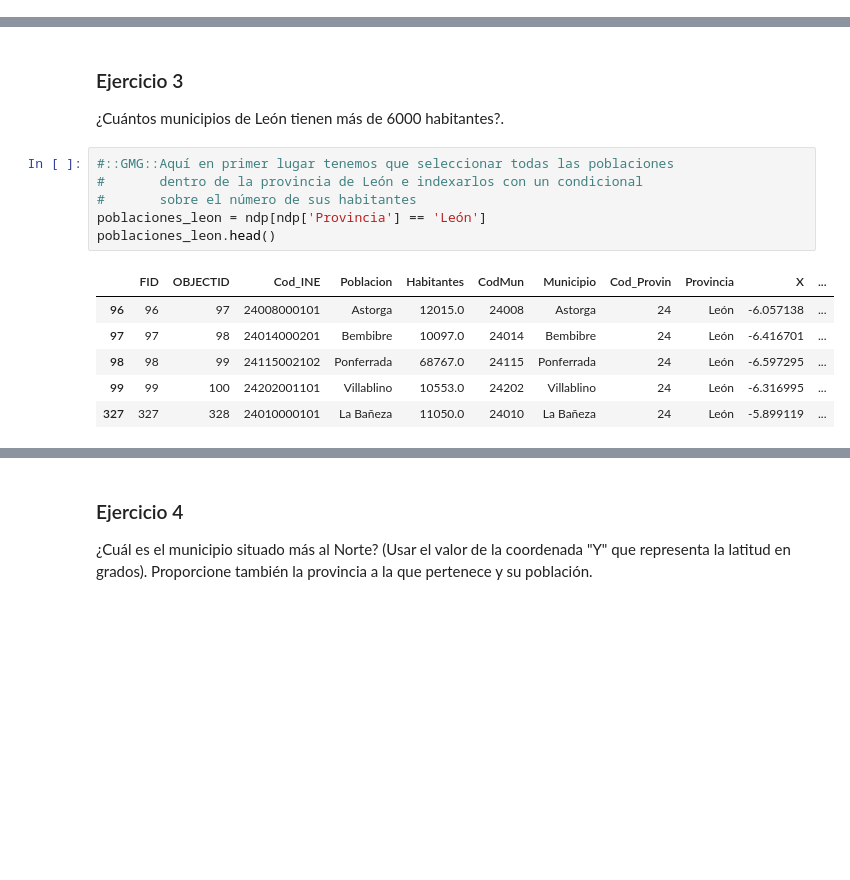
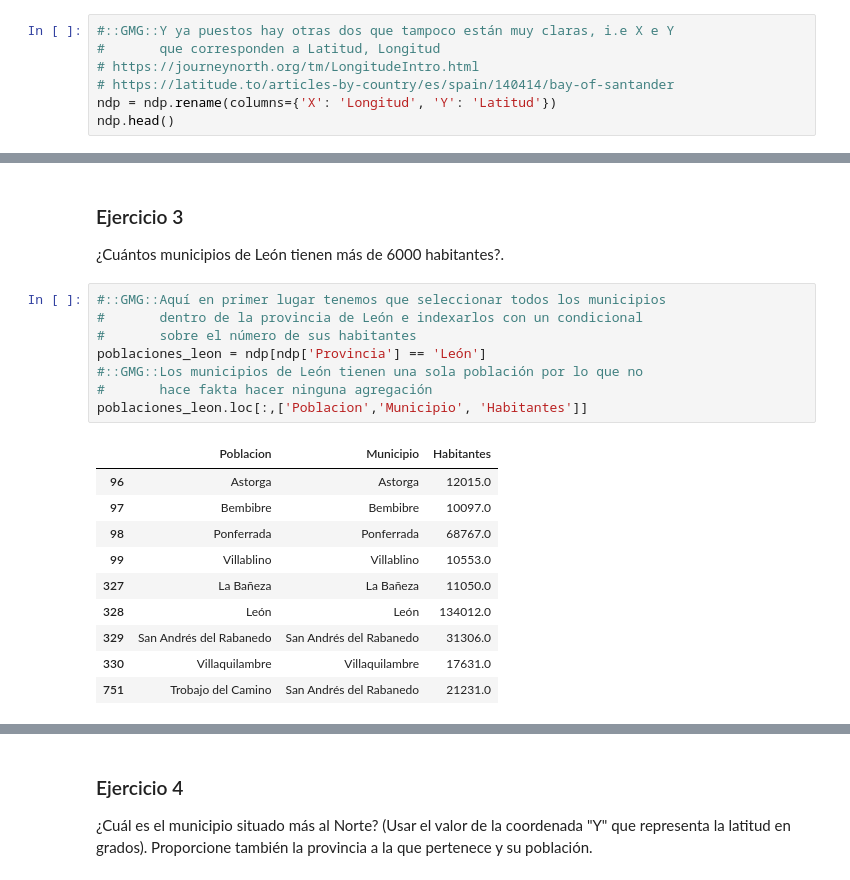
Before and after one commit to yerartdev/uc-m1967-mdsi, a Jupyter notebook: d8/TareaPandas.ipynb, the cells around one changed output, grey strips where cells are left out. Cells and saved outputs as stored; diff of their text form; blank space fills up the shorter version.

Commit message:
Tarea Pandas - Nucleos de población: ejercicio 3, ejercicio 4, ejercicio 5; fix columnas latitud, longitud; fix ejercicio 2, forma compacta de sum()

```diff
--- a/d8/TareaPandas.ipynb
+++ b/d8/TareaPandas.ipynb
@@ -69,3 +69,10 @@ ndp.head()
 | 2 | 2 | 3 | 35004000301 | Arrecife | 58156.0 | 35004 | Arrecife | 35 | Las Palmas | -13.551451 | ... |
 | 3 | 3 | 4 | 35006000202 | Arucas | 36745.0 | 35006 | Arucas | 35 | Las Palmas | -15.521512 | ... |
 | 4 | 4 | 5 | 35009000303 | Gáldar | 24473.0 | 35009 | Gáldar | 35 | Las Palmas | -15.654111 | ... |
+# %%
+#::GMG::Y ya puestos hay otras dos que tampoco están muy claras, i.e X e Y
+#       que corresponden a Latitud, Longitud
+# https://journeynorth.org/tm/LongitudeIntro.html
+# https://latitude.to/articles-by-country/es/spain/140414/bay-of-santander
+ndp = ndp.rename(columns={'X': 'Longitud', 'Y': 'Latitud'})
+ndp.head()
@@ -217,15 +248,21 @@ menos_mas_poblados.head(10)
 
 ¿Cuántos municipios de León tienen más de 6000 habitantes?.
 # %%
-#::GMG::Aquí en primer lugar tenemos que seleccionar todas las poblaciones
+#::GMG::Aquí en primer lugar tenemos que seleccionar todos los municipios
 #       dentro de la provincia de León e indexarlos con un condicional
 #       sobre el número de sus habitantes
 poblaciones_leon = ndp[ndp['Provincia'] == 'León']
-poblaciones_leon.head()
+#::GMG::Los municipios de León tienen una sola población por lo que no
+#       hace fakta hacer ninguna agregación
+poblaciones_leon.loc[:,['Poblacion','Municipio', 'Habitantes']]
 # %% [output]
-|  | FID | OBJECTID | Cod_INE | Poblacion | Habitantes | CodMun | Municipio | Cod_Provin | Provincia | X | ... |
-| 96 | 96 | 97 | 24008000101 | Astorga | 12015.0 | 24008 | Astorga | 24 | León | -6.057138 | ... |
-| 97 | 97 | 98 | 24014000201 | Bembibre | 10097.0 | 24014 | Bembibre | 24 | León | -6.416701 | ... |
-| 98 | 98 | 99 | 24115002102 | Ponferrada | 68767.0 | 24115 | Ponferrada | 24 | León | -6.597295 | ... |
-| 99 | 99 | 100 | 24202001101 | Villablino | 10553.0 | 24202 | Villablino | 24 | León | -6.316995 | ... |
-| 327 | 327 | 328 | 24010000101 | La Bañeza | 11050.0 | 24010 | La Bañeza | 24 | León | -5.899119 | ... |
+|  | Poblacion | Municipio | Habitantes |
+| 96 | Astorga | Astorga | 12015.0 |
+| 97 | Bembibre | Bembibre | 10097.0 |
+| 98 | Ponferrada | Ponferrada | 68767.0 |
+| 99 | Villablino | Villablino | 10553.0 |
+| 327 | La Bañeza | La Bañeza | 11050.0 |
+| 328 | León | León | 134012.0 |
+| 329 | San Andrés del Rabanedo | San Andrés del Rabanedo | 31306.0 |
+| 330 | Villaquilambre | Villaquilambre | 17631.0 |
+| 751 | Trobajo del Camino | San Andrés del Rabanedo | 21231.0 |
```
Also changed, not shown: parts of 8 cells of this notebook.
